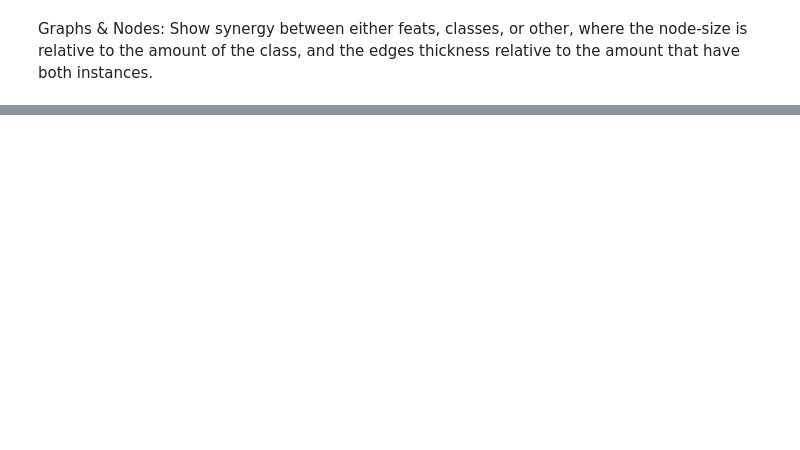
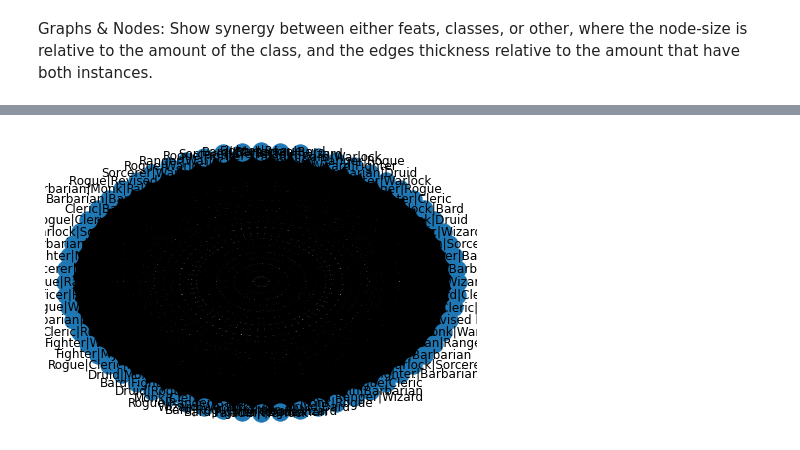
Before and after one commit to Micniks/Python-Exam, a Jupyter notebook: Graphs & Nodes/Graphs & Nodes.ipynb, the cells around one changed output, grey strips where cells are left out. Cells and saved outputs as stored; diff of their text form; code cells hidden in the pictures; blank space fills up the shorter version.

Commit message:
working on graphs and nodes

```diff
--- a/Graphs & Nodes/Graphs & Nodes.ipynb
+++ b/Graphs & Nodes/Graphs & Nodes.ipynb
@@ -51,0 +5,84 @@ Average degree:   0.0000
+# %%
+import networkx as nx
+import pandas as pd
+from sklearn.tree import DecisionTreeClassifier
+from sklearn.model_selection import train_test_split
+import re
+
+DnDChars = '../charTable.tsv'
+character_data = pd.read_csv(DnDChars, sep='\t')
+class_data = character_data[['justClass']]
+
+
+drop_class_duplicates = class_data.drop_duplicates()
+unique_classes = [c for c in drop_class_duplicates['justClass'] if "|" not in c]
+unique_classes.sort()
+
+
+
+edges_classes = [c for c in character_data['justClass'] if "|" in c]
+
+
+import itertools
+
+def product(str1):
+
+    return [x for x in itertools.product(list(str1))]
+
+
+
+#print(product(edges_classes))
+#all_combinations = []
+
+#for i in edges_classes:
+    #all_combinations = product(i)
+
+
+#print(all_combinations)
+
+
+
+separated_list = []
+for i in edges_classes:
+    row = i.split("|")
+    for r in row:
+        separated_list.append(r)
+
+class_occurrences = {}
+
+for occ in separated_list:
+    if occ in class_occurrences:
+        class_occurrences[occ] +=1
+    else:
+        class_occurrences[occ] =1
+
+
+
+#edges = []
+#row = edges_classes[0].split("|")
+#for idx_one in range(len(row)):
+    #for idx_two in range(idx_one+1,len(row)):
+        #edges.append((row[idx_one], row[idx_two]))
+
+#print(edges)
+
+edges = []
+row = []
+for q in edges_classes:
+    q.split("|")
+    row.append(q)
+    for idx_one in range(len(row)):
+        for idx_two in range(idx_one+1,len(row)):
+            edges.append((row[idx_one], row[idx_two]))
+
+print(edges)
+
+
+
+display(class_occurrences)
+G = nx.Graph()
+#G.add_nodes_from(class_occurrences.keys())
+G.add_edges_from(edges)
+print(nx.info(G))
+nx.draw_circular(G, with_labels=True)
+# %% [output]
@@ -51,0 +118 @@ Average degree:   0.0000
+[figure, added]
```
Also changed, not shown: parts of 3 cells of this notebook.
